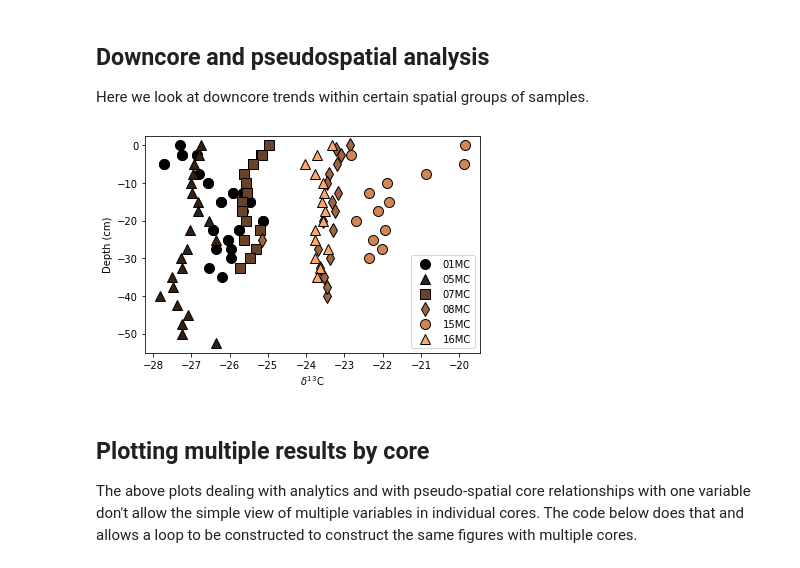
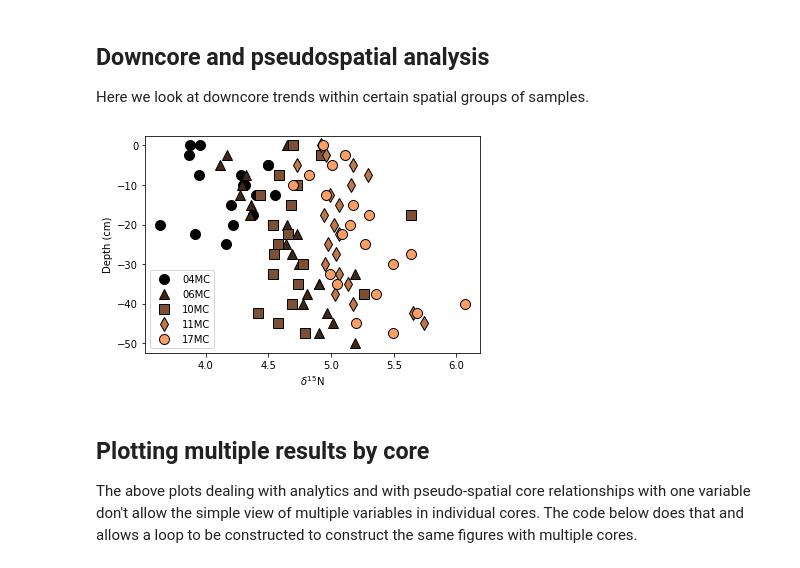
Before and after one commit to DirtBurner/MUDBENCS, a Jupyter notebook: MUDBENCS_MC_Data.ipynb, the cells around one changed output. Saved outputs shown, nothing was run; the diff lists cells and outputs as text; code cells hidden in the pictures.

```diff
--- a/MUDBENCS_MC_Data.ipynb
+++ b/MUDBENCS_MC_Data.ipynb
@@ -41,19 +41,19 @@ Here we look at downcore trends within certain spatial groups of samples.
 # %%
 #Plot multiple cores, one variable:
 #Select a variable (must be a column from the og_df)
-variable = 'd13C'
+variable = 'd15N'
 
 #Choose from these corelists, or make another one of your choosing:
 inner_MCs = ['04MC', '06MC', '10MC', '11MC', '17MC']
 outer_MCs = ['01MC', '05MC', '07MC', '08MC', '15MC', '16MC']
 
 
-MB.plot_MCs(og_df, corelist=outer_MCs, variable=variable, cmap='copper')
+MB.plot_MCs(og_df, corelist=inner_MCs, variable=variable, cmap='copper')
 
 directory = 'C:/Users/beros/Box/UDrive_brosenheim/My_Documents/Research/Seagoing Expeditions/CHEM-OCE Guianas Mudbanks 2020/Expedition prep/MUDBENCS/Coring Data'
 plt.savefig(directory+'/outer_MCs_'+variable+'.svg')
 # %% [output]
-[figure, old version]
+[figure, new version]
 # %% [markdown]
 ## Plotting multiple results by core
 The above plots dealing with analytics and with pseudo-spatial core relationships with one variable don't allow the simple view of multiple variables in individual cores. The code below does that and allows a loop to be constructed to construct the same figures with multiple cores.
```
Also changed, not shown: parts of 1 cell of this notebook, 6 other files.
